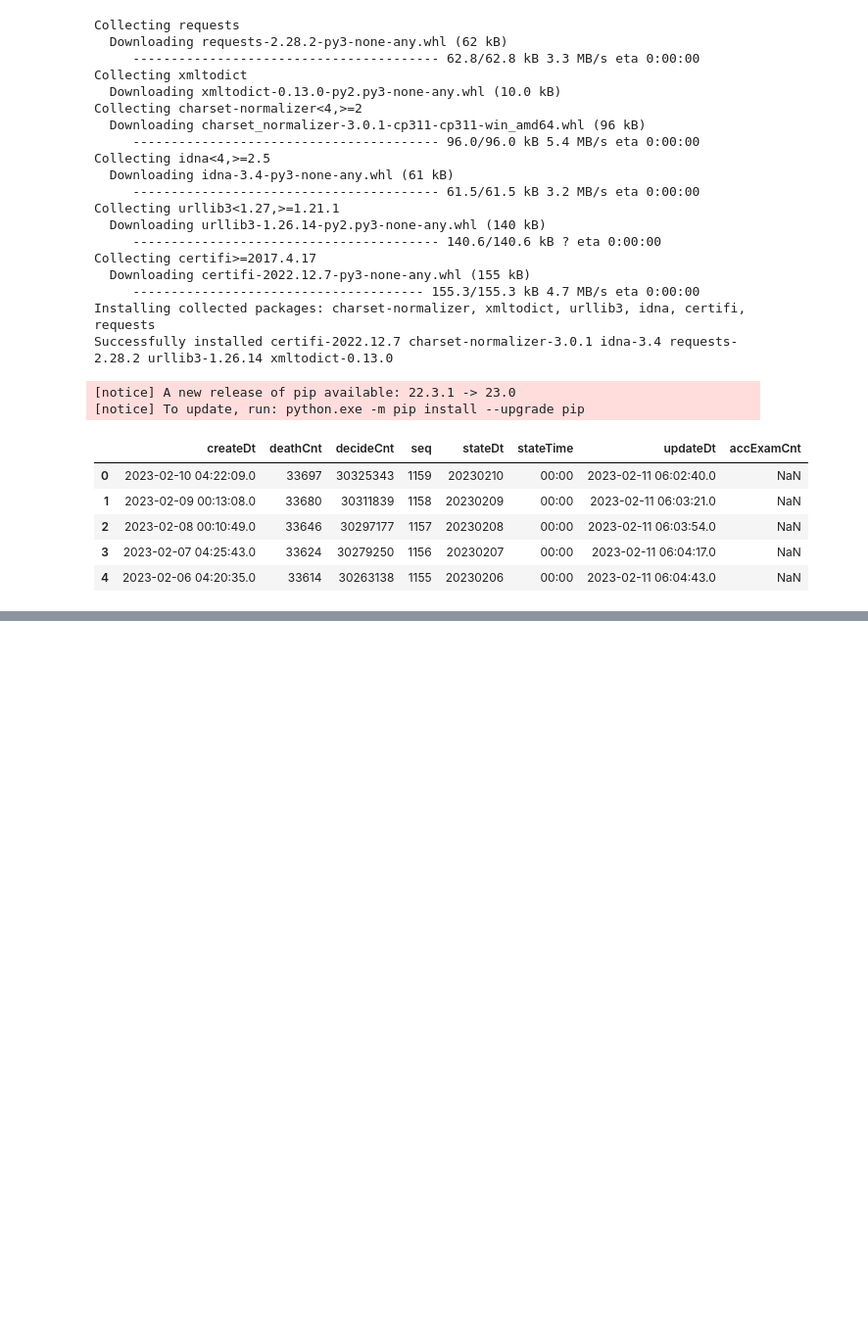
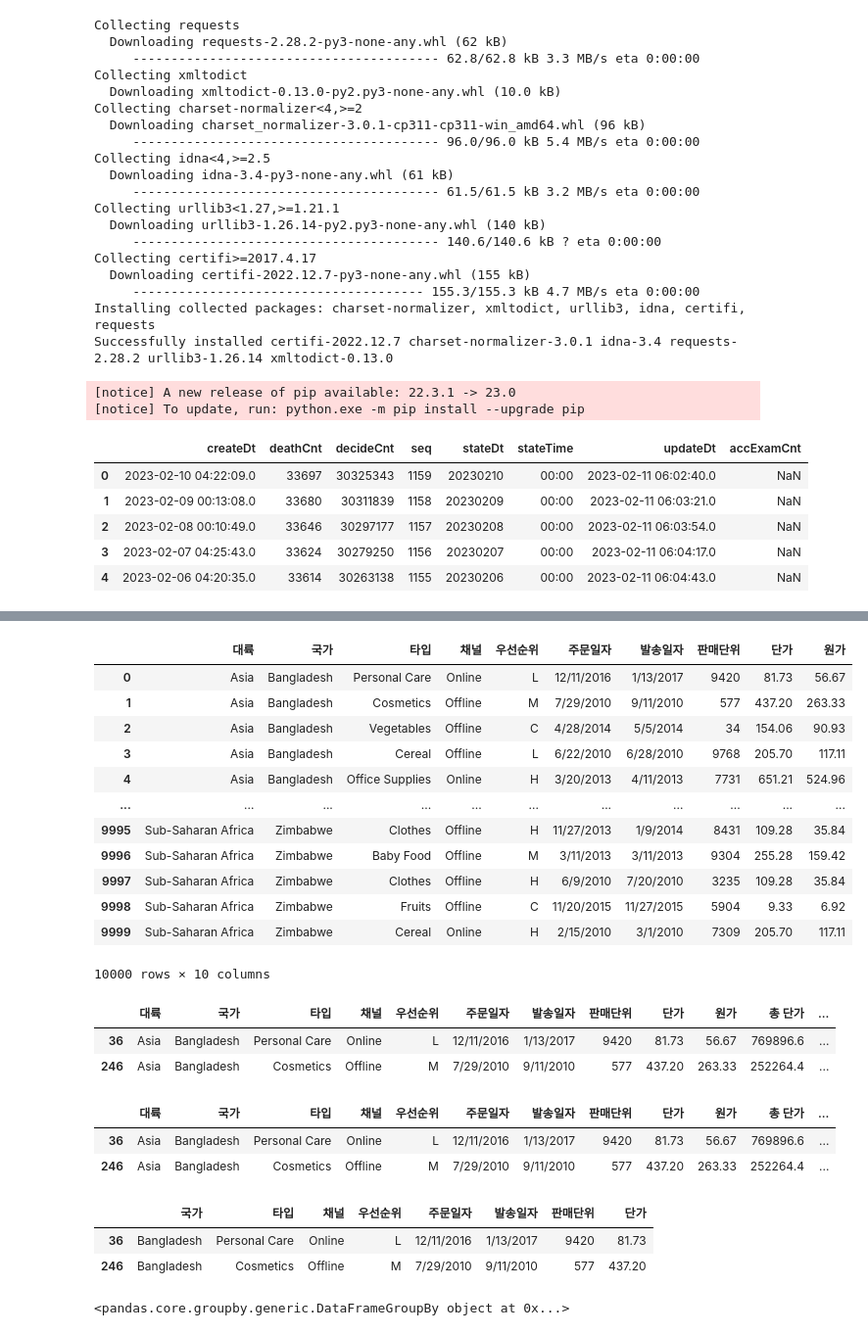
Before and after one commit to iankim66/phyton, a Jupyter notebook: 230128/06_openAPI.ipynb, the cells around one changed output, grey strips where cells are left out. Shown at 98% size. Cells and saved outputs as stored; diff of their text form; code cells hidden in the pictures; blank space fills up the shorter version.

```diff
--- a/230128/06_openAPI.ipynb
+++ b/230128/06_openAPI.ipynb
@@ -77,0 +176,23 @@ df.to_csv("corona.csv", encoding = 'UTF-8')
+# %%
+# 기존의 인덱스는 삭제
+## case 1
+Sales_Country.reset_index(drop=True)
+# case 2
+#Sales_Country.reset_index().drop(['index'],axis=1)
+#Sales = Sales_Country.reset_index().drop(['index'],axis=1)
+## or 아래와 같이 inplace 를 써서 결과값을 출력가능하다
+## Sales_Country.reset_index().drop(['index'],axis=1,inplace=True)
+# %% [output]
+|  | 대륙 | 국가 | 타입 | 채널 | 우선순위 | 주문일자 | 발송일자 | 판매단위 | 단가 | 원가 |
+| 0 | Asia | Bangladesh | Personal Care | Online | L | 12/11/2016 | 1/13/2017 | 9420 | 81.73 | 56.67 |
+| 1 | Asia | Bangladesh | Cosmetics | Offline | M | 7/29/2010 | 9/11/2010 | 577 | 437.20 | 263.33 |
+| 2 | Asia | Bangladesh | Vegetables | Offline | C | 4/28/2014 | 5/5/2014 | 34 | 154.06 | 90.93 |
+| 3 | Asia | Bangladesh | Cereal | Offline | L | 6/22/2010 | 6/28/2010 | 9768 | 205.70 | 117.11 |
+| 4 | Asia | Bangladesh | Office Supplies | Online | H | 3/20/2013 | 4/11/2013 | 7731 | 651.21 | 524.96 |
+| ... | ... | ... | ... | ... | ... | ... | ... | ... | ... | ... |
+| 9995 | Sub-Saharan Africa | Zimbabwe | Clothes | Offline | H | 11/27/2013 | 1/9/2014 | 8431 | 109.28 | 35.84 |
+| 9996 | Sub-Saharan Africa | Zimbabwe | Baby Food | Offline | M | 3/11/2013 | 3/11/2013 | 9304 | 255.28 | 159.42 |
+| 9997 | Sub-Saharan Africa | Zimbabwe | Clothes | Offline | H | 6/9/2010 | 7/20/2010 | 3235 | 109.28 | 35.84 |
+| 9998 | Sub-Saharan Africa | Zimbabwe | Fruits | Offline | C | 11/20/2015 | 11/27/2015 | 5904 | 9.33 | 6.92 |
+| 9999 | Sub-Saharan Africa | Zimbabwe | Cereal | Online | H | 2/15/2010 | 3/1/2010 | 7309 | 205.70 | 117.11 |
+10000 rows × 10 columns
@@ -77,0 +202,10 @@ df.to_csv("corona.csv", encoding = 'UTF-8')
+# %%
+Sales_Country['총 단가'] = Sales_Country['단가'] * Sales_Country['판매단위']
+type(Sales_Country['단가'] * Sales_Country['판매단위'])  ## series 형태의 단가 * 판매단위.
+
+type(Sales_Country) ## dataFrame 형태의 Sales_Country 에 대입
+Sales_Country.head(2)
+# %% [output]
+|  | 대륙 | 국가 | 타입 | 채널 | 우선순위 | 주문일자 | 발송일자 | 판매단위 | 단가 | 원가 | 총 단가 | ... |
+| 36 | Asia | Bangladesh | Personal Care | Online | L | 12/11/2016 | 1/13/2017 | 9420 | 81.73 | 56.67 | 769896.6 | ... |
+| 246 | Asia | Bangladesh | Cosmetics | Offline | M | 7/29/2010 | 9/11/2010 | 577 | 437.20 | 263.33 | 252264.4 | ... |
@@ -77,0 +215,11 @@ df.to_csv("corona.csv", encoding = 'UTF-8')
+# %%
+## 총 이윤 = 총 단가 -  총 원가
+## 총 이윤2 = 판매단위 * (단가 - 원가)
+Sales_Country['총 이윤'] = Sales_Country['총 단가'] - Sales_Country['총 원가']
+Sales_Country['총 이윤2'] = Sales_Country['판매단위'] * \
+     (Sales_Country['단가'] - Sales_Country['원가'])
+Sales_Country.head(2)
+# %% [output]
+|  | 대륙 | 국가 | 타입 | 채널 | 우선순위 | 주문일자 | 발송일자 | 판매단위 | 단가 | 원가 | 총 단가 | ... |
+| 36 | Asia | Bangladesh | Personal Care | Online | L | 12/11/2016 | 1/13/2017 | 9420 | 81.73 | 56.67 | 769896.6 | ... |
+| 246 | Asia | Bangladesh | Cosmetics | Offline | M | 7/29/2010 | 9/11/2010 | 577 | 437.20 | 263.33 | 252264.4 | ... |
@@ -77,0 +231,12 @@ df.to_csv("corona.csv", encoding = 'UTF-8')
+# %%
+Sales_Country.iloc[0:2, 1:9] ##0:2 는 출력할 row 값들 , 뒤의 값들은 column 값들
+# %% [output]
+|  | 국가 | 타입 | 채널 | 우선순위 | 주문일자 | 발송일자 | 판매단위 | 단가 |
+| 36 | Bangladesh | Personal Care | Online | L | 12/11/2016 | 1/13/2017 | 9420 | 81.73 |
+| 246 | Bangladesh | Cosmetics | Offline | M | 7/29/2010 | 9/11/2010 | 577 | 437.20 |
+# %%
+### 그룹화
+## group 화 기준이 되어지는 컬럼
+Sales_Country.groupby('국가')
+# %% [output]
+<pandas.core.groupby.generic.DataFrameGroupBy object at 0x...>
```
Also changed, not shown: parts of 14 cells of this notebook.
